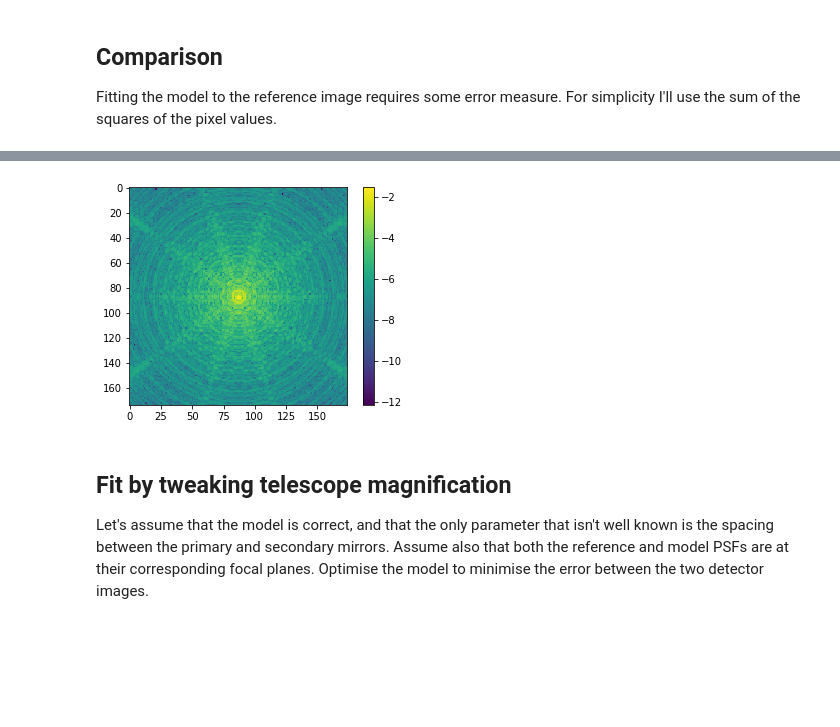
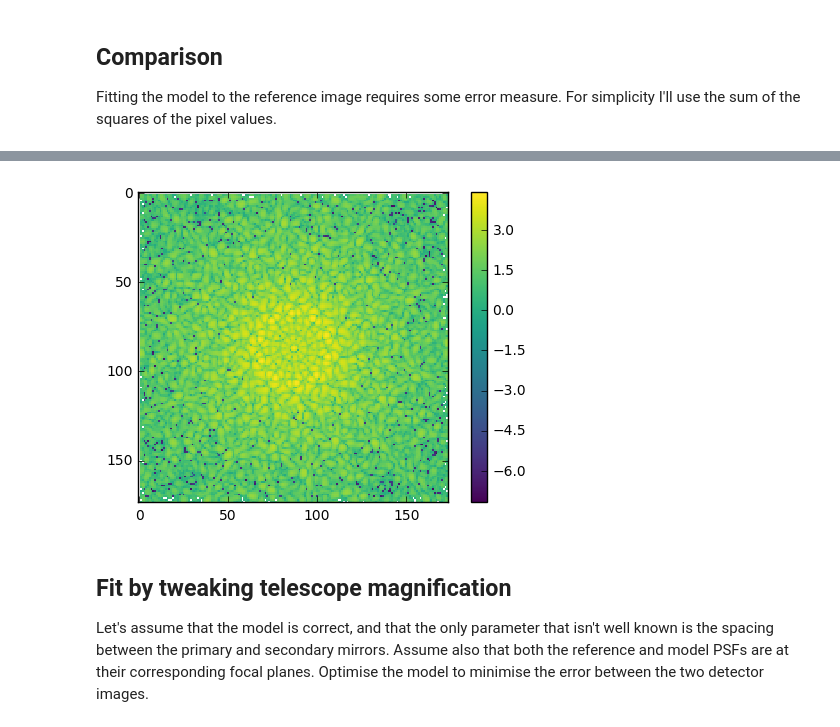
Before and after one commit to benjaminpope/toliman, a Jupyter notebook: image_modelling/notebooks/RC proper fit test.ipynb, the cells around one changed output, grey strips where cells are left out. Drawn from its saved outputs; the diff is of its cells as text; code cells hidden in the pictures; blank space fills up the shorter version.

Commit message:
Updated RC fit test using spiral phase pupil

```diff
--- a/image_modelling/notebooks/RC proper fit test.ipynb
+++ b/image_modelling/notebooks/RC proper fit test.ipynb
@@ -17,7 +17,8 @@ import os
 
 # Source file location
 datapath = '../zemax_examples/'
-filename = 'toliman-RC-f50_ParaxialVersion_psf_0deg_600nm.npy'
+#filename = 'toliman-RC-f50_ParaxialVersion_psf_0deg_600nm.npy'
+filename = 'toliman-RC-f50_SpiralPupil_psf_0deg_600nm.npy'
 
 zemax_ref = np.load(datapath+filename)
 # %%
@@ -107,7 +108,7 @@ toliman_settings = {
                     'tilt_y': 0.00,
                     'phase_func': binarized_ringed_650,
                     'm1_hole_rad':0.025,
-                    'use_caching':False
+                    'use_caching':True
                     }
 
 gridsize = 2048 # sampling of wavefront
@@ -136,7 +137,7 @@ plt.show()
 
 Fitting the model to the reference image requires some error measure. For simplicity I'll use the sum of the squares of the pixel values.
 # %%
-diff = detector_image - zemax_noisy
-error = np.sum(diff**2)
+diff_init = detector_image - zemax_noisy
+error = np.sum(diff_init**2)
 print(error)
 # %% [output]
@@ -144,10 +156,10 @@ print(error)
 # %%
 # Visualise the per-pixel difference
-plt.imshow(np.log10(np.abs(diff)), interpolation = 'none', cmap='viridis')
+plt.imshow(np.log10(np.abs(diff_init)), interpolation = 'none', cmap='viridis')
 plt.colorbar()
 plt.show()
 # %% [output]
-[figure, old version]
+[figure, new version]
 # %% [markdown]
 ## Fit by tweaking telescope magnification
 
```
Also changed, not shown: parts of 15 cells of this notebook, 1 other file.
